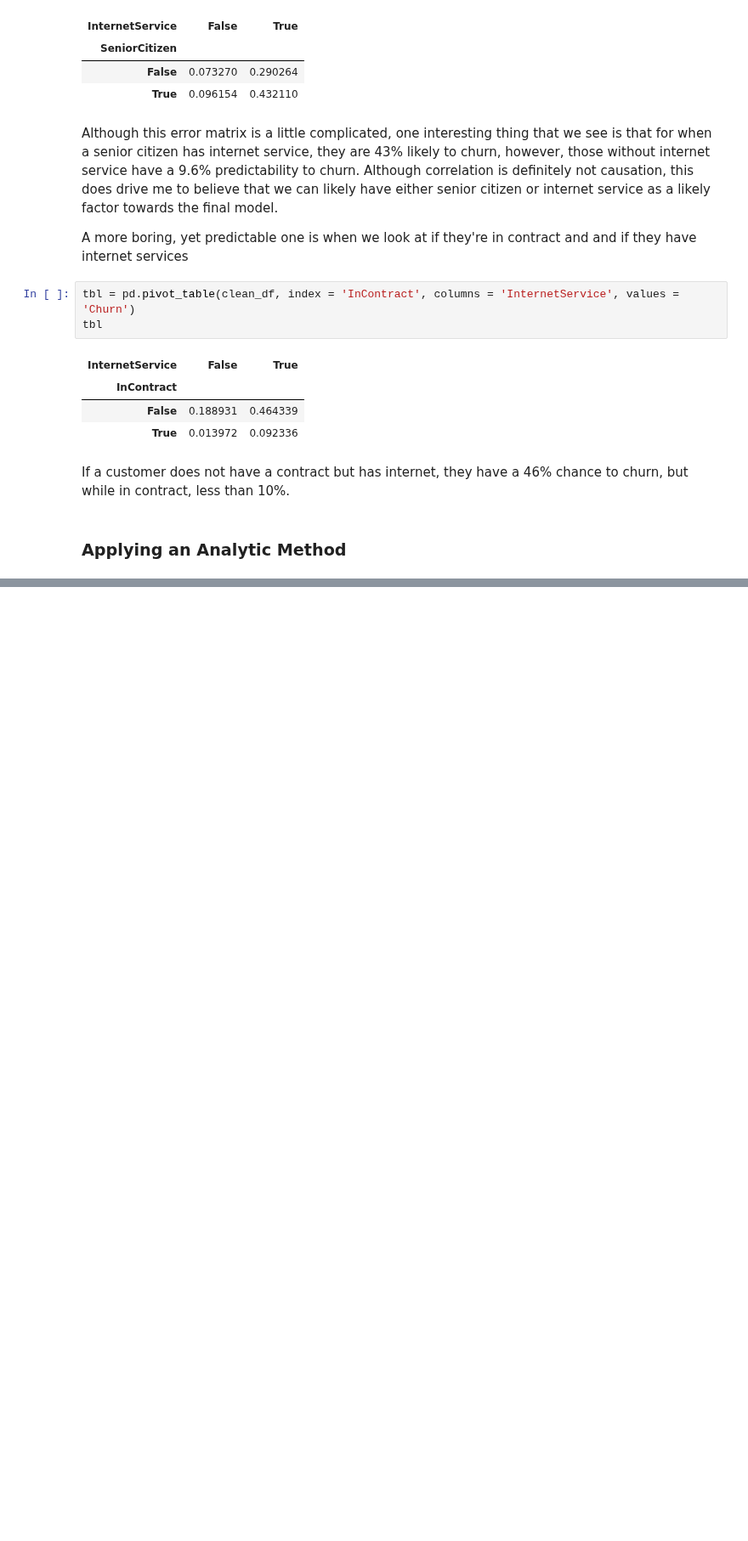
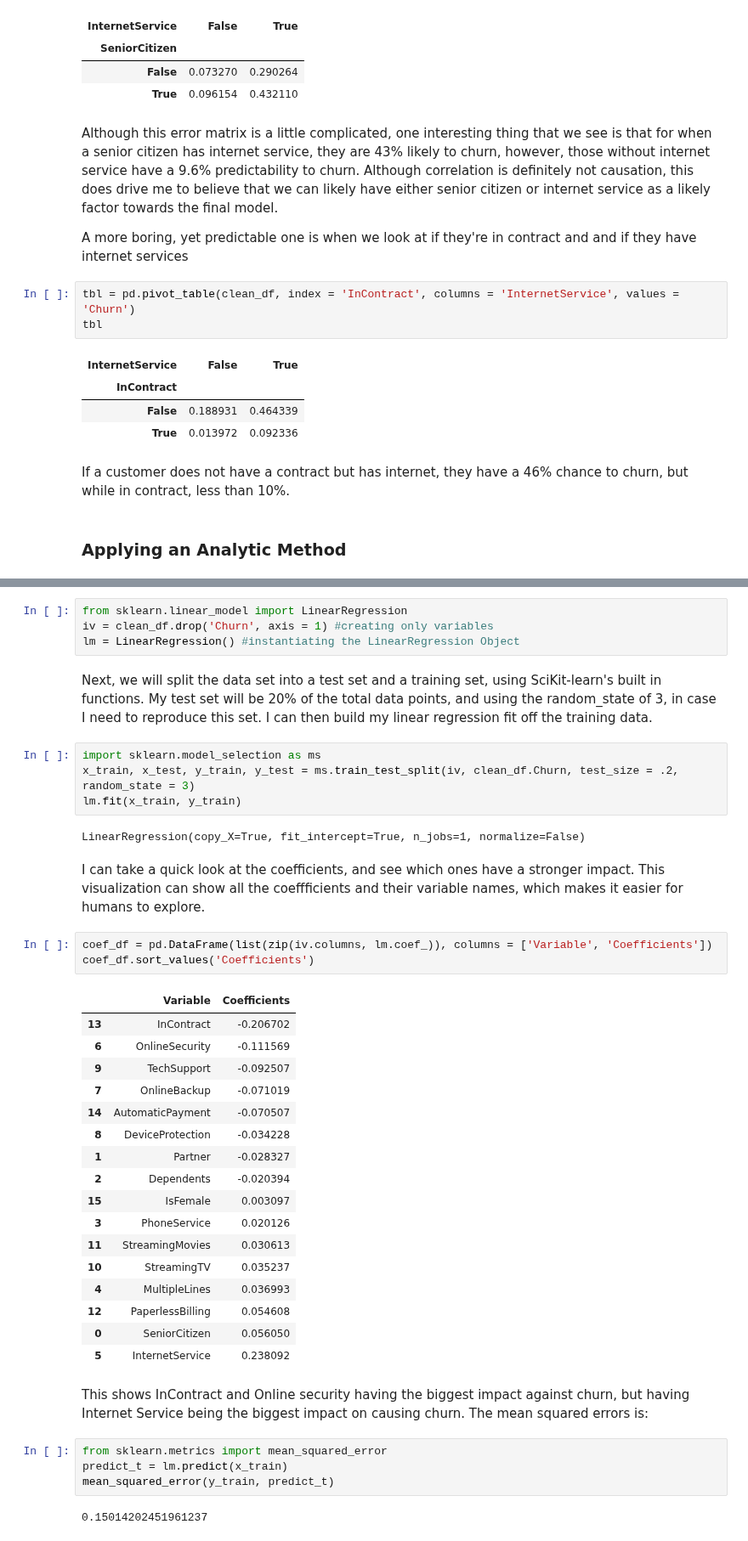
Before and after one commit to ravegrunt/C744-project, a Jupyter notebook: C744 Final Project - Churn.ipynb, the cells around one changed output, grey strips where cells are left out. Shown at 85% size. Drawn from its saved outputs; the diff is of its cells as text; blank space fills up the shorter version.

```diff
--- a/C744 Final Project - Churn.ipynb
+++ b/C744 Final Project - Churn.ipynb
@@ -290,0 +387,43 @@ If a customer does not have a contract but has internet, they have a 46% chance
+# %%
+from sklearn.linear_model import LinearRegression
+iv = clean_df.drop('Churn', axis = 1) #creating only variables
+lm = LinearRegression() #instantiating the LinearRegression Object
+# %% [markdown]
+Next, we will split the data set into a test set and a training set, using SciKit-learn's built in functions. My test set will be 20% of the total data points, and using the random_state of 3, in case I need to reproduce this set. I can then build my linear regression fit off the training data.
+# %%
+import sklearn.model_selection as ms
+x_train, x_test, y_train, y_test = ms.train_test_split(iv, clean_df.Churn, test_size = .2, random_state = 3)
+lm.fit(x_train, y_train)
+# %% [output]
+LinearRegression(copy_X=True, fit_intercept=True, n_jobs=1, normalize=False)
+# %% [markdown]
+I can take a quick look at the coefficients, and see which ones have a stronger impact. This visualization can show all the coeffficients and their variable names, which makes it easier for humans to explore.
+# %%
+coef_df = pd.DataFrame(list(zip(iv.columns, lm.coef_)), columns = ['Variable', 'Coefficients'])
+coef_df.sort_values('Coefficients')
+# %% [output]
+|  | Variable | Coefficients |
+| 13 | InContract | -0.206702 |
+| 6 | OnlineSecurity | -0.111569 |
+| 9 | TechSupport | -0.092507 |
+| 7 | OnlineBackup | -0.071019 |
+| 14 | AutomaticPayment | -0.070507 |
+| 8 | DeviceProtection | -0.034228 |
+| 1 | Partner | -0.028327 |
+| 2 | Dependents | -0.020394 |
+| 15 | IsFemale | 0.003097 |
+| 3 | PhoneService | 0.020126 |
+| 11 | StreamingMovies | 0.030613 |
+| 10 | StreamingTV | 0.035237 |
+| 4 | MultipleLines | 0.036993 |
+| 12 | PaperlessBilling | 0.054608 |
+| 0 | SeniorCitizen | 0.056050 |
+| 5 | InternetService | 0.238092 |
+# %% [markdown]
+This shows InContract and Online security having the biggest impact against churn, but having Internet Service being the biggest impact on causing churn. The mean squared errors is:
+# %%
+from sklearn.metrics import mean_squared_error
+predict_t = lm.predict(x_train)
+mean_squared_error(y_train, predict_t)
+# %% [output]
+0.15014202451961237
```
Also changed, not shown: parts of 21 cells of this notebook.
